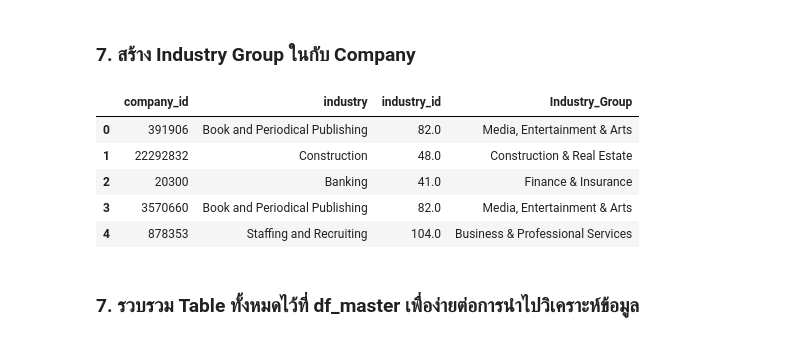
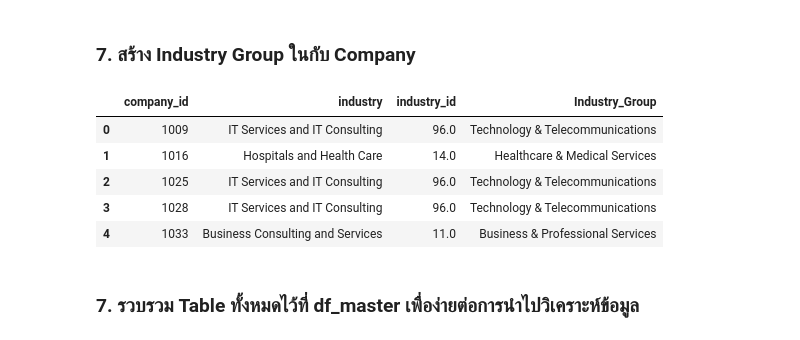
Before and after one commit to gettokeroro/DADS5001_MINI_PROJECT, a Jupyter notebook: job_application_analysis.ipynb, the cells around one changed output. Cells and saved outputs as stored; diff of their text form; code cells hidden in the pictures.

```diff
--- a/job_application_analysis.ipynb
+++ b/job_application_analysis.ipynb
@@ -393,26 +392,28 @@ display(df_companies_enriched.head())
 ### 7. สร้าง Industry Group ในกับ Company
 # %%
 # 1. ทำการ Merge และลบคอลัมน์ industry_name ที่ซ้ำซ้อนทิ้ง
+df_company_industries_unique = df_company_industries.groupby('company_id', as_index=False)['industry'].max()
+
 df_job_company_enriched = pd.merge(
-    df_company_industries,
+    df_company_industries_unique,
     df_industry_grouped,
     left_on='industry',
     right_on='industry_name',
     how='left'
 ).drop(columns=['industry_name'])
 
 # 2. จัดการแทนที่ค่า NaN ใน industry_group ด้วยชื่อ industry ดั้งเดิม
 df_job_company_enriched['Industry_Group'] = df_job_company_enriched['Industry_Group'].fillna(df_job_company_enriched['industry'])
 
 # เช็คผลลัพธ์ดูว่า NaN หายไปหมดหรือยัง
 display(df_job_company_enriched.head())
 # %% [output]
 |  | company_id | industry | industry_id | Industry_Group |
-| 0 | 391906 | Book and Periodical Publishing | 82.0 | Media, Entertainment & Arts |
-| 1 | 22292832 | Construction | 48.0 | Construction & Real Estate |
-| 2 | 20300 | Banking | 41.0 | Finance & Insurance |
-| 3 | 3570660 | Book and Periodical Publishing | 82.0 | Media, Entertainment & Arts |
-| 4 | 878353 | Staffing and Recruiting | 104.0 | Business & Professional Services |
+| 0 | 1009 | IT Services and IT Consulting | 96.0 | Technology & Telecommunications |
+| 1 | 1016 | Hospitals and Health Care | 14.0 | Healthcare & Medical Services |
+| 2 | 1025 | IT Services and IT Consulting | 96.0 | Technology & Telecommunications |
+| 3 | 1028 | IT Services and IT Consulting | 96.0 | Technology & Telecommunications |
+| 4 | 1033 | Business Consulting and Services | 11.0 | Business & Professional Services |
 # %% [markdown]
 ### 7. รวบรวม Table ทั้งหมดไว้ที่ df_master เพื่อง่ายต่อการนำไปวิเคราะห์ข้อมูล
 # %%
```
Also changed, not shown: parts of 19 cells of this notebook.
